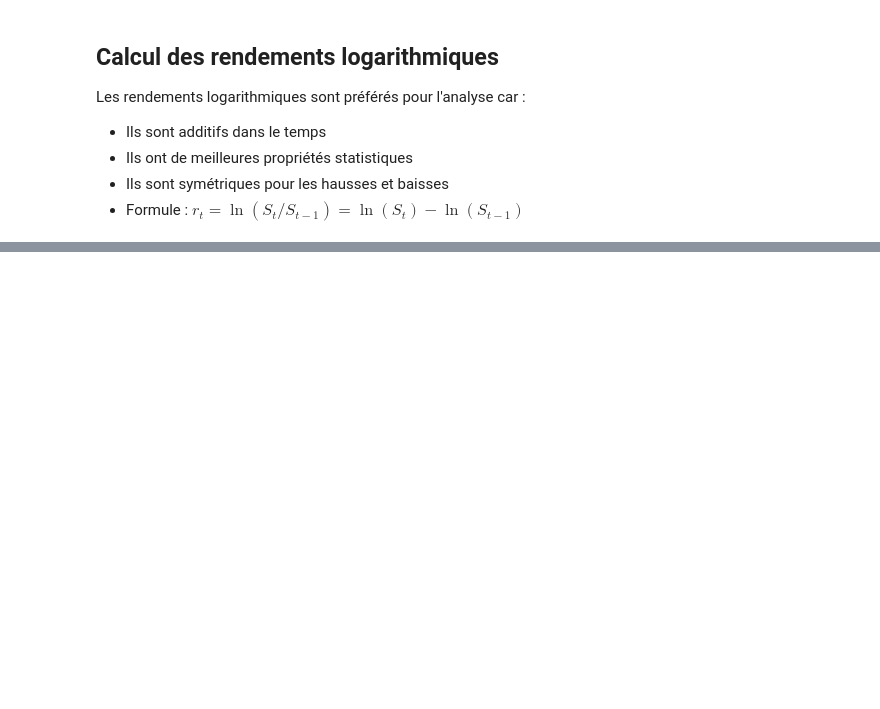
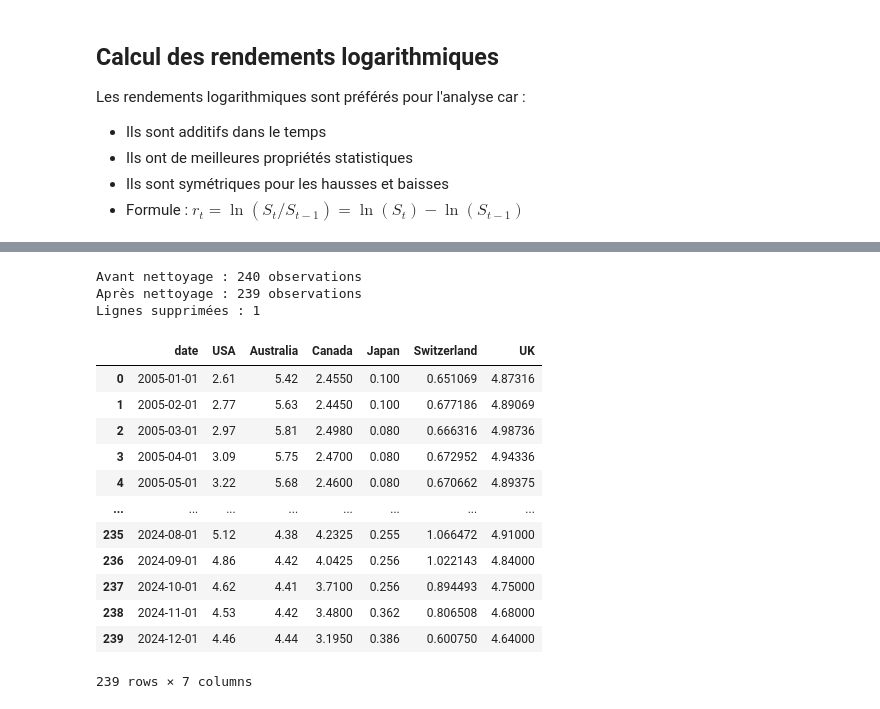
Before and after one commit to Lilas-Bertot/ETUDE-DE-CAS-2, a Jupyter notebook: Étude de cas 2.ipynb, the cells around one changed output, grey strips where cells are left out. Saved outputs shown, nothing was run; the diff lists cells and outputs as text; code cells hidden in the pictures; blank space fills up the shorter version.

```diff
--- a/Étude de cas 2.ipynb
+++ b/Étude de cas 2.ipynb
@@ -236,0 +331,22 @@ plt.show()
+# %%
+# Fusionner tous les taux dans un seul DataFrame
+# Commencer avec les données USA
+rates_combined = interest_rates['USA'].copy()
+
+# Ajouter les autres pays un par un
+for country in ['Australia', 'Canada', 'Japan', 'Switzerland', 'UK']:
+    rates_combined = rates_combined.merge(
+        interest_rates[country],
+        on='date',
+        how='inner'  # ← Changé de 'outer' à 'inner'
+    )
+
+# Trier par date
+rates_combined = rates_combined.sort_values('date').reset_index(drop=True)
+
+print(f"DataFrame combiné : {len(rates_combined)} observations")
+print(f"Période : {rates_combined['date'].min()} à {rates_combined['date'].max()}")
+print(f"\nValeurs manquantes par pays :")
+print(rates_combined.isnull().sum())
+
+rates_combined.head()
@@ -236,0 +372,27 @@ plt.show()
+# %%
+# Supprimer les valeurs manquantes
+
+rates_clean = rates_combined.dropna()
+
+print(f"Avant nettoyage : {len(rates_combined)} observations")
+print(f"Après nettoyage : {len(rates_clean)} observations")
+print(f"Lignes supprimées : {len(rates_combined) - len(rates_clean)}")
+
+rates_clean
+# %% [output]
+Avant nettoyage : 240 observations
+Après nettoyage : 239 observations
+Lignes supprimées : 1
+|  | date | USA | Australia | Canada | Japan | Switzerland | UK |
+| 0 | 2005-01-01 | 2.61 | 5.42 | 2.4550 | 0.100 | 0.651069 | 4.87316 |
+| 1 | 2005-02-01 | 2.77 | 5.63 | 2.4450 | 0.100 | 0.677186 | 4.89069 |
+| 2 | 2005-03-01 | 2.97 | 5.81 | 2.4980 | 0.080 | 0.666316 | 4.98736 |
+| 3 | 2005-04-01 | 3.09 | 5.75 | 2.4700 | 0.080 | 0.672952 | 4.94336 |
+| 4 | 2005-05-01 | 3.22 | 5.68 | 2.4600 | 0.080 | 0.670662 | 4.89375 |
+| ... | ... | ... | ... | ... | ... | ... | ... |
+| 235 | 2024-08-01 | 5.12 | 4.38 | 4.2325 | 0.255 | 1.066472 | 4.91000 |
+| 236 | 2024-09-01 | 4.86 | 4.42 | 4.0425 | 0.256 | 1.022143 | 4.84000 |
+| 237 | 2024-10-01 | 4.62 | 4.41 | 3.7100 | 0.256 | 0.894493 | 4.75000 |
+| 238 | 2024-11-01 | 4.53 | 4.42 | 3.4800 | 0.362 | 0.806508 | 4.68000 |
+| 239 | 2024-12-01 | 4.46 | 4.44 | 3.1950 | 0.386 | 0.600750 | 4.64000 |
+239 rows × 7 columns
```
Also changed, not shown: parts of 18 cells of this notebook, 12 other files.
